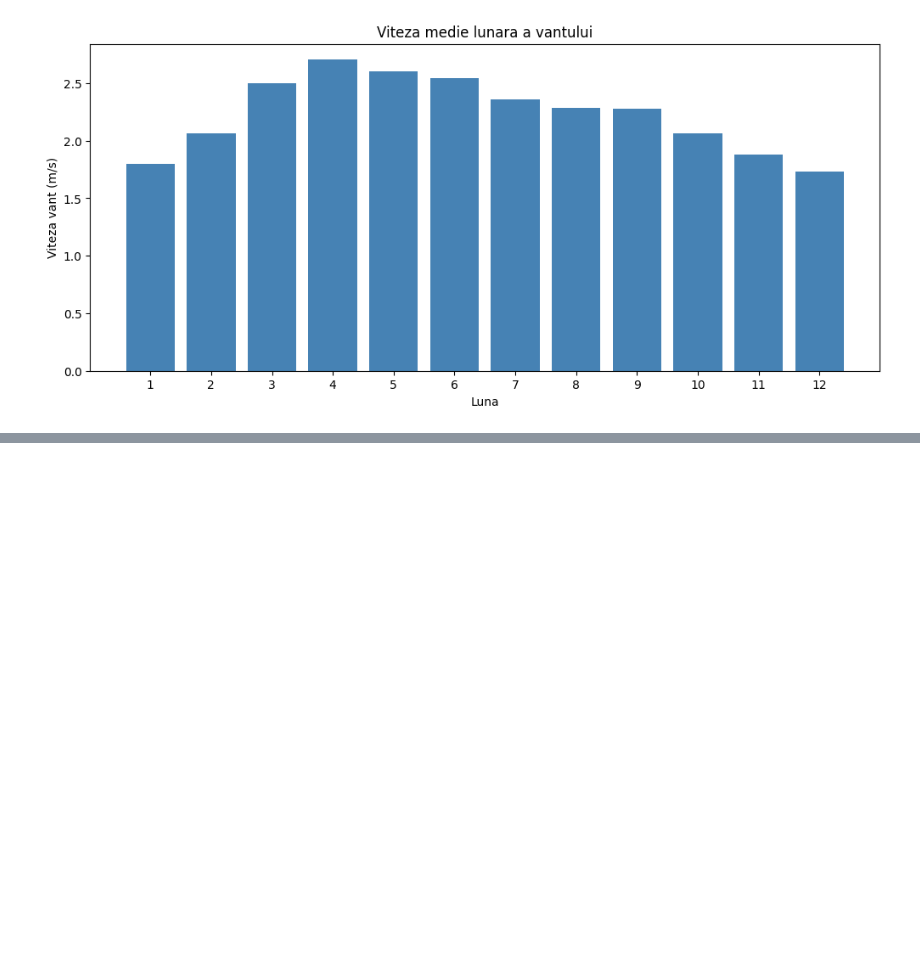
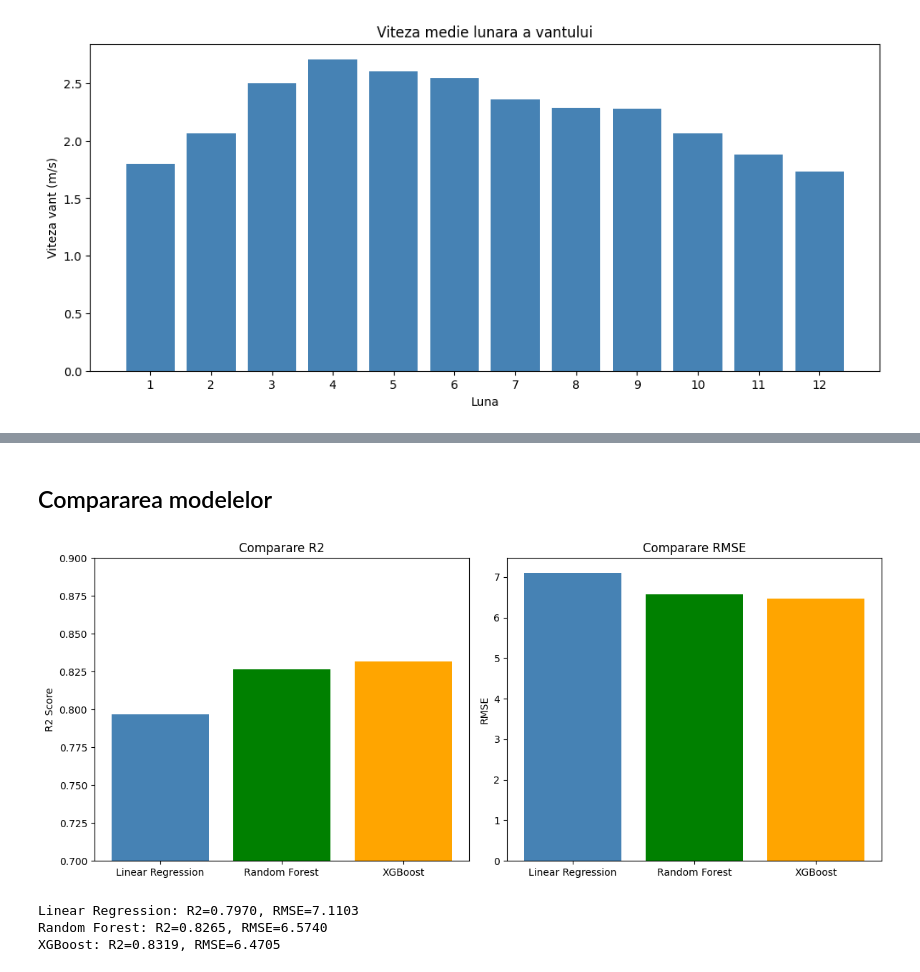
Before and after one commit to naominini/Prezicerea-Umiditatii-Solului, a Jupyter notebook: cod.ipynb, the cells around one changed output, grey strips where cells are left out. Saved outputs shown, nothing was run; the diff lists cells and outputs as text; code cells hidden in the pictures; blank space fills up the shorter version.

```diff
--- a/cod.ipynb
+++ b/cod.ipynb
@@ -293,0 +451,15 @@ plt.show()
+# %%
+from sklearn.linear_model import Ridge
+from sklearn.model_selection import GridSearchCV
+
+params_lr = {'alpha': [0.01, 0.1, 1, 10, 100]}
+grid_lr = GridSearchCV(Ridge(), params_lr, cv=5, scoring='r2')
+grid_lr.fit(X_train_scaled, y_train)
+
+print(f"Cel mai bun alpha: {grid_lr.best_params_}")
+print(f"Cel mai bun R2: {grid_lr.best_score_:.4f}")
+
+best_lr = grid_lr.best_estimator_
+y_pred_lr_opt = best_lr.predict(X_test_scaled)
+r2_lr_opt = r2_score(y_test, y_pred_lr_opt)
+print(f"R2 pe test: {r2_lr_opt:.4f}")
@@ -293,0 +550,32 @@ plt.show()
+# %% [markdown]
+## Compararea modelelor
+# %%
+modele = ['Linear Regression', 'Random Forest', 'XGBoost']
+r2_scores = [r2_lr_opt, r2_rf_opt, r2_xgb_opt]
+rmse_scores = [
+    np.sqrt(mean_squared_error(y_test, y_pred_lr_opt)),
+    np.sqrt(mean_squared_error(y_test, y_pred_rf_opt)),
+    np.sqrt(mean_squared_error(y_test, y_pred_xgb_opt))
+]
+
+fig, (ax1, ax2) = plt.subplots(1, 2, figsize=(12, 5))
+
+ax1.bar(modele, r2_scores, color=['steelblue', 'green', 'orange'])
+ax1.set_title("Comparare R2")
+ax1.set_ylabel("R2 Score")
+ax1.set_ylim(0.7, 0.9)
+
+ax2.bar(modele, rmse_scores, color=['steelblue', 'green', 'orange'])
+ax2.set_title("Comparare RMSE")
+ax2.set_ylabel("RMSE")
+
+plt.tight_layout()
+plt.show()
+
+for m, r2, rmse in zip(modele, r2_scores, rmse_scores):
+    print(f"{m}: R2={r2:.4f}, RMSE={rmse:.4f}")
+# %% [output]
+[figure, added]
+Linear Regression: R2=0.7970, RMSE=7.1103
+Random Forest: R2=0.8265, RMSE=6.5740
+XGBoost: R2=0.8319, RMSE=6.4705
```
Also changed, not shown: parts of 23 cells of this notebook.
